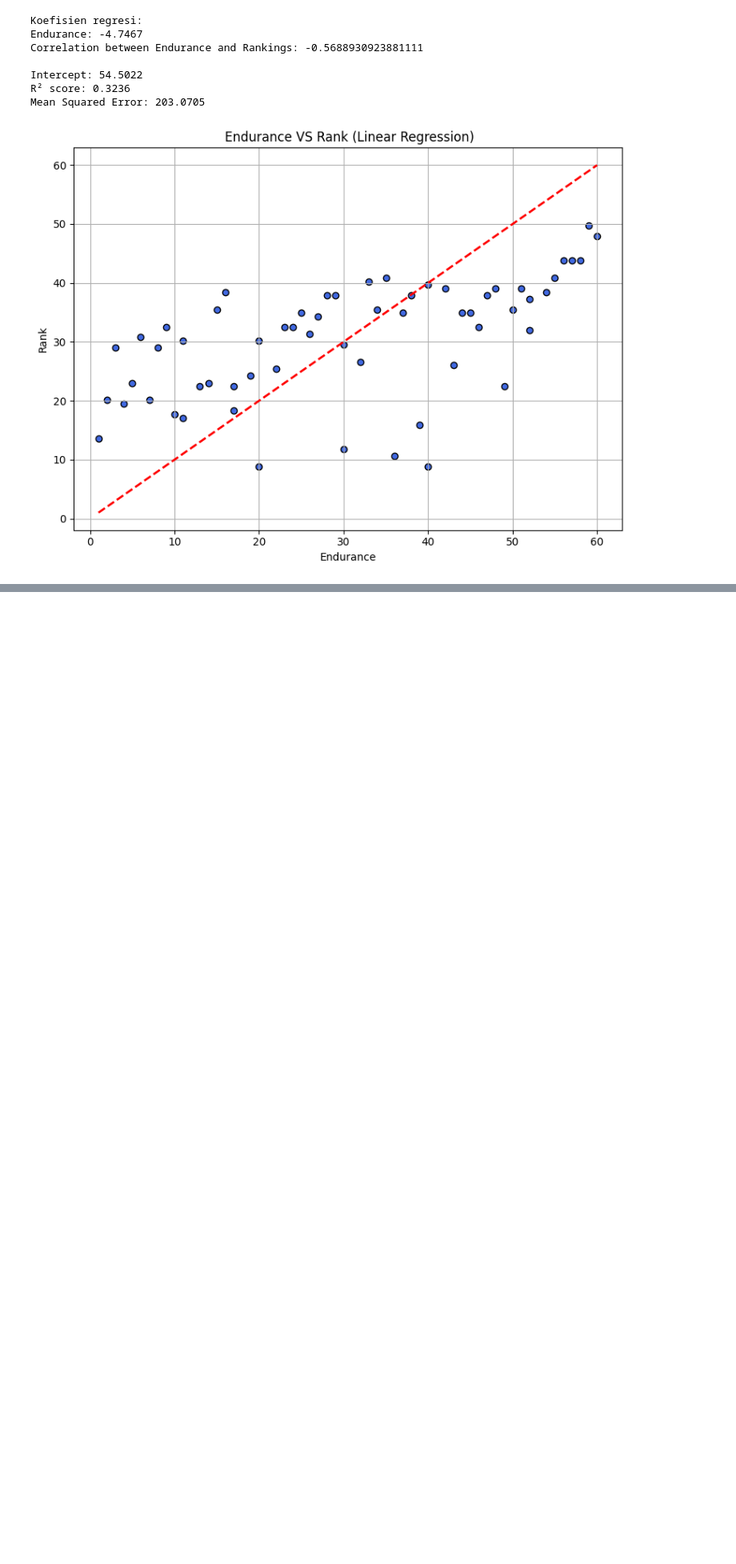
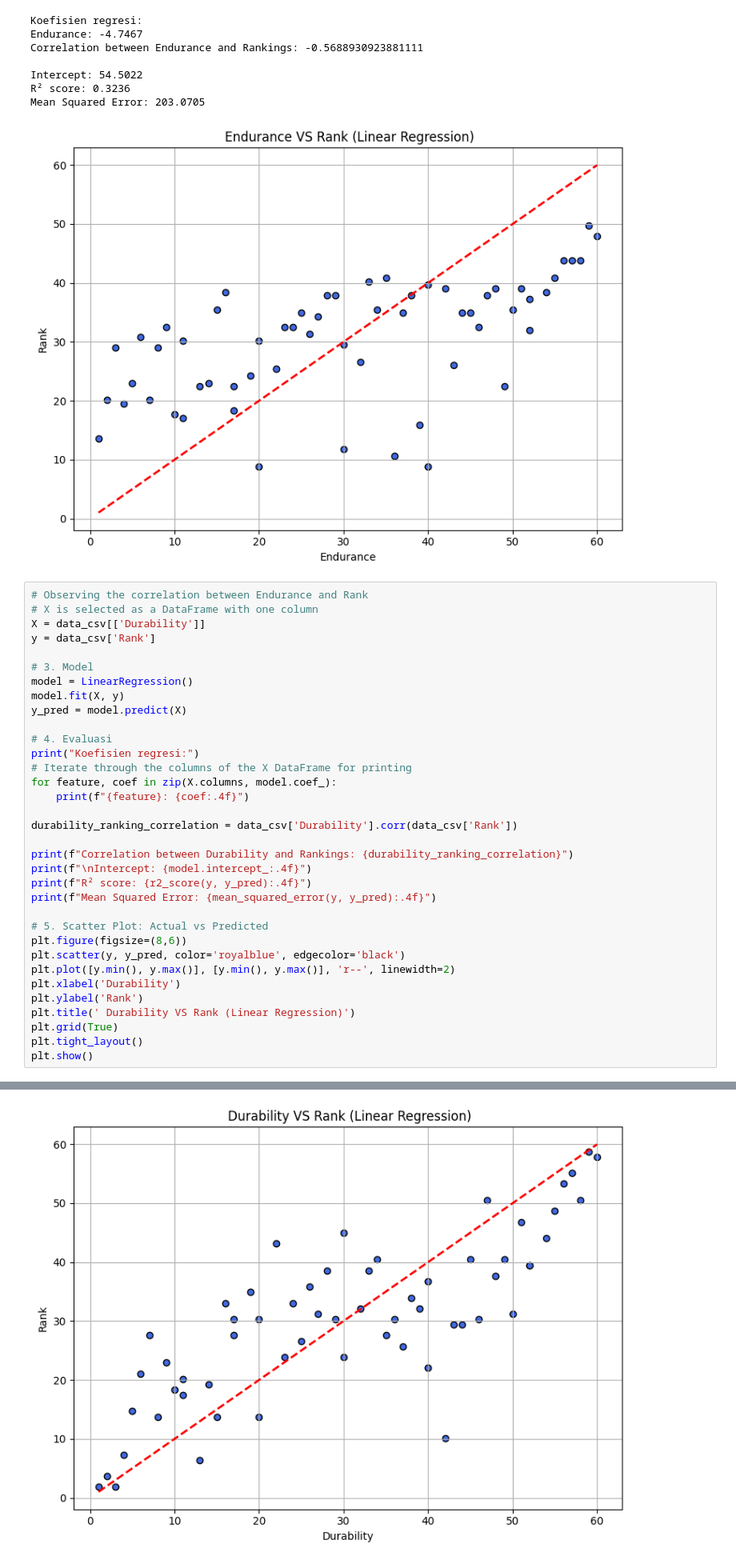
Before and after one commit to pikimen357/Proyek-Statisika, a Jupyter notebook: Sport.ipynb, the cells around one changed output, grey strips where cells are left out. Shown at 80% size. Saved outputs shown, nothing was run; the diff lists cells and outputs as text; blank space fills up the shorter version.

```diff
--- a/Sport.ipynb
+++ b/Sport.ipynb
@@ -138,3 +138,38 @@ Intercept: 54.5022
 R² score: 0.3236
 Mean Squared Error: 203.0705
 [figure]
+# %%
+# Observing the correlation between Endurance and Rank
+# X is selected as a DataFrame with one column
+X = data_csv[['Durability']]
+y = data_csv['Rank']
+
+# 3. Model
+model = LinearRegression()
+model.fit(X, y)
+y_pred = model.predict(X)
+
+# 4. Evaluasi
+print("Koefisien regresi:")
+# Iterate through the columns of the X DataFrame for printing
+for feature, coef in zip(X.columns, model.coef_):
+    print(f"{feature}: {coef:.4f}")
+
+durability_ranking_correlation = data_csv['Durability'].corr(data_csv['Rank'])
+
+print(f"Correlation between Durability and Rankings: {durability_ranking_correlation}")
+print(f"\nIntercept: {model.intercept_:.4f}")
+print(f"R² score: {r2_score(y, y_pred):.4f}")
+print(f"Mean Squared Error: {mean_squared_error(y, y_pred):.4f}")
+
+# 5. Scatter Plot: Actual vs Predicted
+plt.figure(figsize=(8,6))
+plt.scatter(y, y_pred, color='royalblue', edgecolor='black')
+plt.plot([y.min(), y.max()], [y.min(), y.max()], 'r--', linewidth=2)
+plt.xlabel('Durability')
+plt.ylabel('Rank')
+plt.title(' Durability VS Rank (Linear Regression)')
+plt.grid(True)
+plt.tight_layout()
+plt.show()
+# %% [output]
@@ -140,0 +183 @@ Mean Squared Error: 203.0705
+[figure, added]
```
Also changed, not shown: parts of 1 cell of this notebook.
